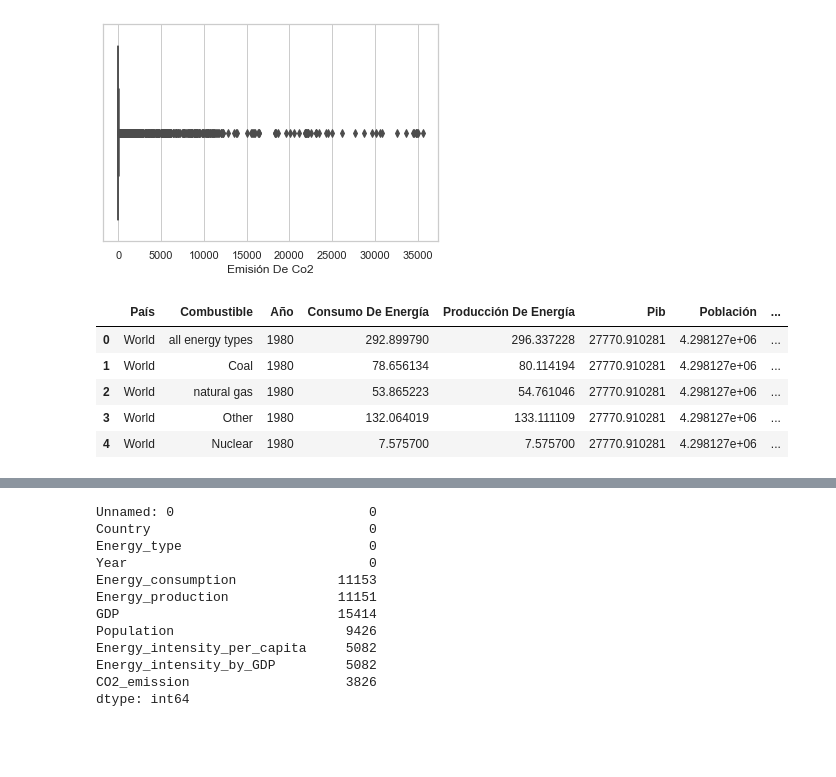
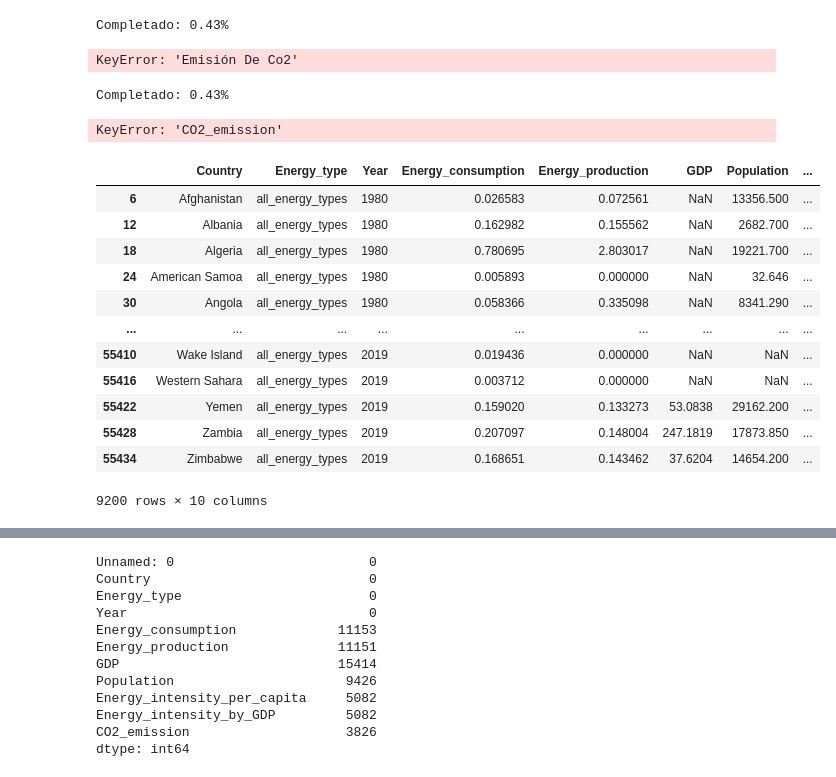
Before and after one commit to emissionsmap/emissionsmap, a Jupyter notebook: Notebooks/analisis.ipynb, the cells around one changed output, grey strips where cells are left out. Cells and saved outputs as stored; diff of their text form; code cells hidden in the pictures; blank space fills up the shorter version.

```diff
--- a/Notebooks/analisis.ipynb
+++ b/Notebooks/analisis.ipynb
@@ -14,0 +42,2 @@ datosN = pd.read_csv('D:\emissionsmap\documentation\TablasNormal\Energyco2_Norma
+# %%
+datosWorld = datos[(datos['Energy_type'] == 'all_energy_types') & (datos['Country'] != 'World')]
@@ -40,5 +100,3 @@ energyco2= detectar_outliers(datosN,'Emisión De Co2','Outlier_CO2_emission')
-# %%
-sns.boxplot(energyco2['Emisión De Co2'])
-plt.show()
-# %% [output]
-[figure, removed]
+# %%
+datosWorld.drop(columns={'Unnamed: 0'}, inplace=True)
+datosCountry.drop(columns={'Unnamed: 0'}, inplace=True)
@@ -44,0 +131,26 @@ plt.show()
+# %%
+dfn = quantiles(datosWorldN, 'País', 'Emisión De Co2')
+# %% [output]
+Completado: 0.43%
+KeyError: 'Emisión De Co2'
+# %%
+df = quantiles(datosWorld, 'Country', 'CO2_emission')
+# %% [output]
+Completado: 0.43%
+KeyError: 'CO2_emission'
+# %%
+datosWorld
+# %% [output]
+|  | Country | Energy_type | Year | Energy_consumption | Energy_production | GDP | Population | ... |
+| 6 | Afghanistan | all_energy_types | 1980 | 0.026583 | 0.072561 | NaN | 13356.500 | ... |
+| 12 | Albania | all_energy_types | 1980 | 0.162982 | 0.155562 | NaN | 2682.700 | ... |
+| 18 | Algeria | all_energy_types | 1980 | 0.780695 | 2.803017 | NaN | 19221.700 | ... |
+| 24 | American Samoa | all_energy_types | 1980 | 0.005893 | 0.000000 | NaN | 32.646 | ... |
+| 30 | Angola | all_energy_types | 1980 | 0.058366 | 0.335098 | NaN | 8341.290 | ... |
+| ... | ... | ... | ... | ... | ... | ... | ... | ... |
+| 55410 | Wake Island | all_energy_types | 2019 | 0.019436 | 0.000000 | NaN | NaN | ... |
+| 55416 | Western Sahara | all_energy_types | 2019 | 0.003712 | 0.000000 | NaN | NaN | ... |
+| 55422 | Yemen | all_energy_types | 2019 | 0.159020 | 0.133273 | 53.0838 | 29162.200 | ... |
+| 55428 | Zambia | all_energy_types | 2019 | 0.207097 | 0.148004 | 247.1819 | 17873.850 | ... |
+| 55434 | Zimbabwe | all_energy_types | 2019 | 0.168651 | 0.143462 | 37.6204 | 14654.200 | ... |
+9200 rows × 10 columns
@@ -67,9 +190,0 @@ ploteo_Calidad(datosN, 'Emisión De Co2', '')
-# %%
-datosN.head()
-# %% [output]
-|  | País | Combustible | Año | Consumo De Energía | Producción De Energía | Pib | Población | ... |
-| 0 | World | all energy types | 1980 | 292.899790 | 296.337228 | 27770.910281 | 4.298127e+06 | ... |
-| 1 | World | Coal | 1980 | 78.656134 | 80.114194 | 27770.910281 | 4.298127e+06 | ... |
-| 2 | World | natural gas | 1980 | 53.865223 | 54.761046 | 27770.910281 | 4.298127e+06 | ... |
-| 3 | World | Other | 1980 | 132.064019 | 133.111109 | 27770.910281 | 4.298127e+06 | ... |
-| 4 | World | Nuclear | 1980 | 7.575700 | 7.575700 | 27770.910281 | 4.298127e+06 | ... |
```
Also changed, not shown: parts of 21 cells of this notebook, 2 other files.
